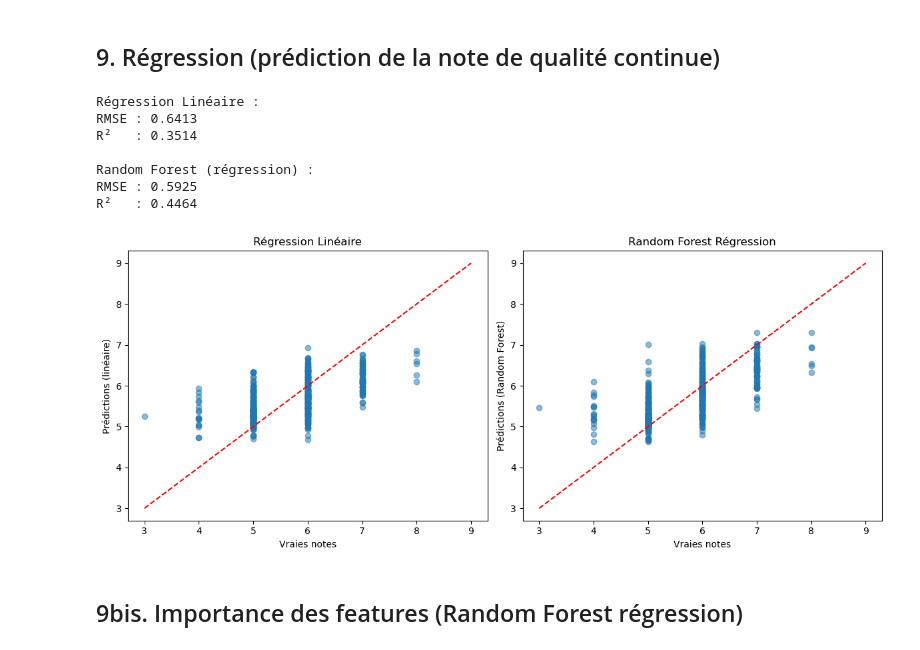
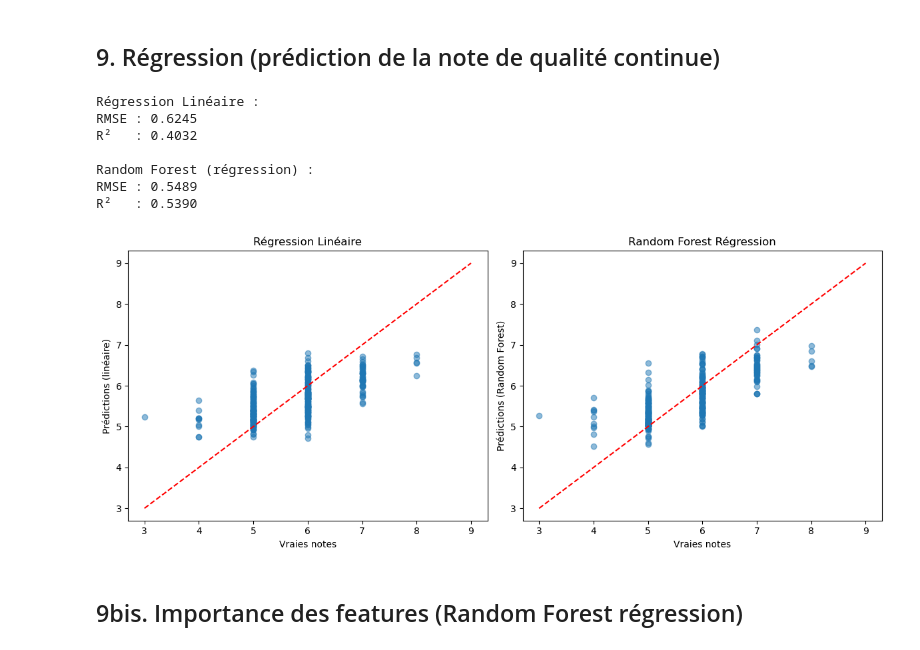
Before and after one commit to jihanenasri/wine-quality-ml-project, a Jupyter notebook: projet_supervise.ipynb, the cells around one changed output. Saved outputs shown, nothing was run; the diff lists cells and outputs as text; code cells hidden in the pictures.

```diff
--- a/projet_supervise.ipynb
+++ b/projet_supervise.ipynb
@@ -329,50 +440,68 @@ Accuracy sur le test : 0.8917
 # %% [markdown]
 ## 9. Régression (prédiction de la note de qualité continue)
 # %%
-# Modèles de régression
+# ==================================================
+# Régression : prédiction de la note de qualité (0-10)
+# ==================================================
+
+from sklearn.linear_model import LinearRegression
+from sklearn.ensemble import RandomForestRegressor
+from sklearn.metrics import mean_squared_error, r2_score
+
+# Cible réelle (continue)
+y_reg = df['quality']
+
+# Split (identique à celui utilisé pour la classification, mais avec une nouvelle variable cible)
+X_train, X_test, y_train_reg, y_test_reg = train_test_split(
+    X, y_reg, test_size=0.2, random_state=42
+)
+
+# Modèles
 lr_reg = LinearRegression()
 rf_reg = RandomForestRegressor(n_estimators=100, random_state=42)
 
 lr_reg.fit(X_train, y_train_reg)
 rf_reg.fit(X_train, y_train_reg)
 
+# Prédictions
 y_pred_lr = lr_reg.predict(X_test)
 y_pred_rf = rf_reg.predict(X_test)
 
+# Évaluation
 print("Régression Linéaire :")
 print(f"RMSE : {np.sqrt(mean_squared_error(y_test_reg, y_pred_lr)):.4f}")
 print(f"R²   : {r2_score(y_test_reg, y_pred_lr):.4f}")
 
 print("\nRandom Forest (régression) :")
 print(f"RMSE : {np.sqrt(mean_squared_error(y_test_reg, y_pred_rf)):.4f}")
 print(f"R²   : {r2_score(y_test_reg, y_pred_rf):.4f}")
 
 # Visualisation
 plt.figure(figsize=(12,5))
 plt.subplot(1,2,1)
 plt.scatter(y_test_reg, y_pred_lr, alpha=0.5)
 plt.plot([3,9], [3,9], 'r--')
 plt.xlabel("Vraies notes")
 plt.ylabel("Prédictions (linéaire)")
 plt.title("Régression Linéaire")
 
 plt.subplot(1,2,2)
 plt.scatter(y_test_reg, y_pred_rf, alpha=0.5)
 plt.plot([3,9], [3,9], 'r--')
 plt.xlabel("Vraies notes")
 plt.ylabel("Prédictions (Random Forest)")
 plt.title("Random Forest Régression")
 plt.tight_layout()
 plt.show()
 # %% [output]
 Régression Linéaire :
-RMSE : 0.6413
-R²   : 0.3514
+RMSE : 0.6245
+R²   : 0.4032
 
 Random Forest (régression) :
-RMSE : 0.5925
-R²   : 0.4464
+RMSE : 0.5489
+R²   : 0.5390
-[figure, old version]
+[figure, new version]
 # %% [markdown]
 ## 9bis. Importance des features (Random Forest régression)
 # %%
```
Also changed, not shown: parts of 5 cells of this notebook, 1 other file.
